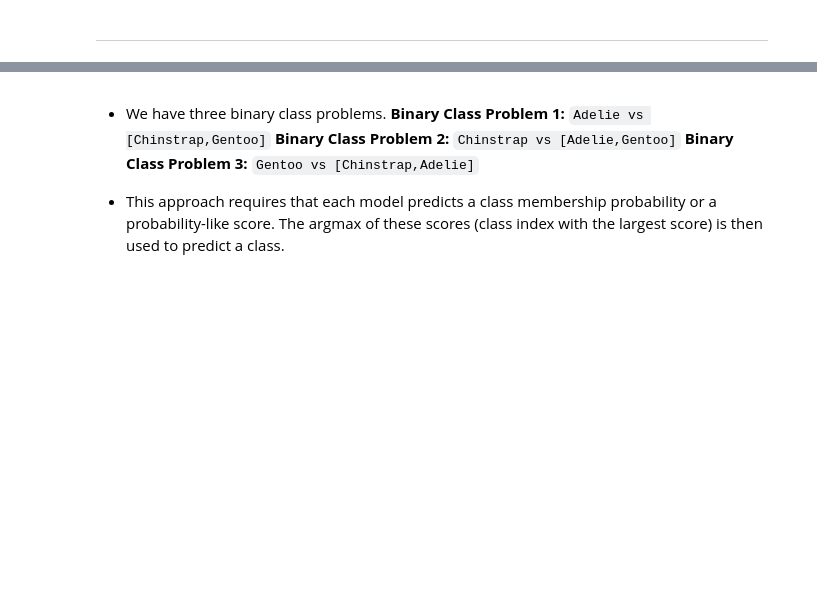
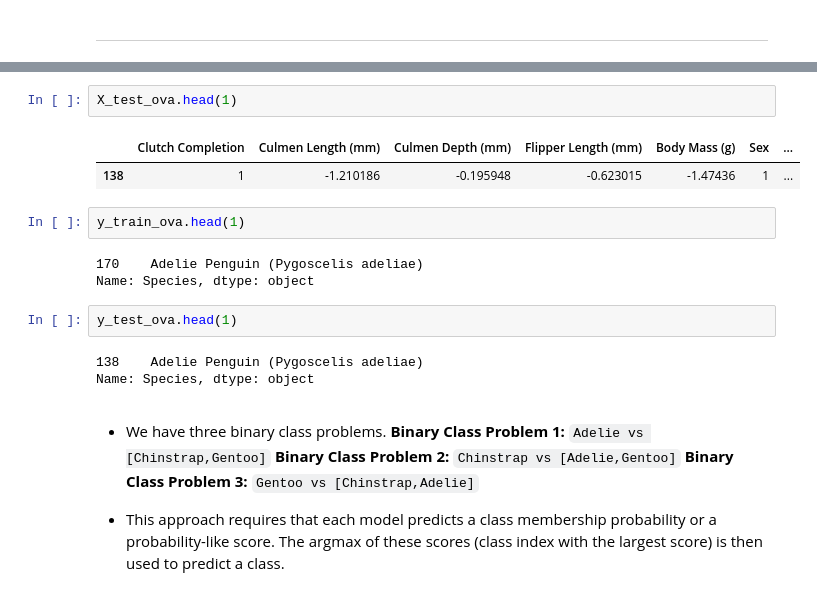
Before and after one commit to Deepti-debug/SVM-and-random-forests, a Jupyter notebook: 15_Assignment4.ipynb, the cells around one changed output, grey strips where cells are left out. Cells and saved outputs as stored; diff of their text form; blank space fills up the shorter version.

```diff
--- a/15_Assignment4.ipynb
+++ b/15_Assignment4.ipynb
@@ -706,3 +670,18 @@ Name: Species, dtype: int64
+# %%
+X_test_ova.head(1)
+# %% [output]
+|  | Clutch Completion | Culmen Length (mm) | Culmen Depth (mm) | Flipper Length (mm) | Body Mass (g) | Sex | ... |
+| 138 | 1 | -1.210186 | -0.195948 | -0.623015 | -1.47436 | 1 | ... |
+# %%
+y_train_ova.head(1)
+# %% [output]
+170    Adelie Penguin (Pygoscelis adeliae)
+Name: Species, dtype: object
+# %%
+y_test_ova.head(1)
+# %% [output]
+138    Adelie Penguin (Pygoscelis adeliae)
+Name: Species, dtype: object
 # %% [markdown]
 - We have three binary class problems.</br>
     **Binary Class Problem 1:** `Adelie vs [Chinstrap,Gentoo]` </br>
```
Also changed, not shown: parts of 88 cells of this notebook, 10 other files.
